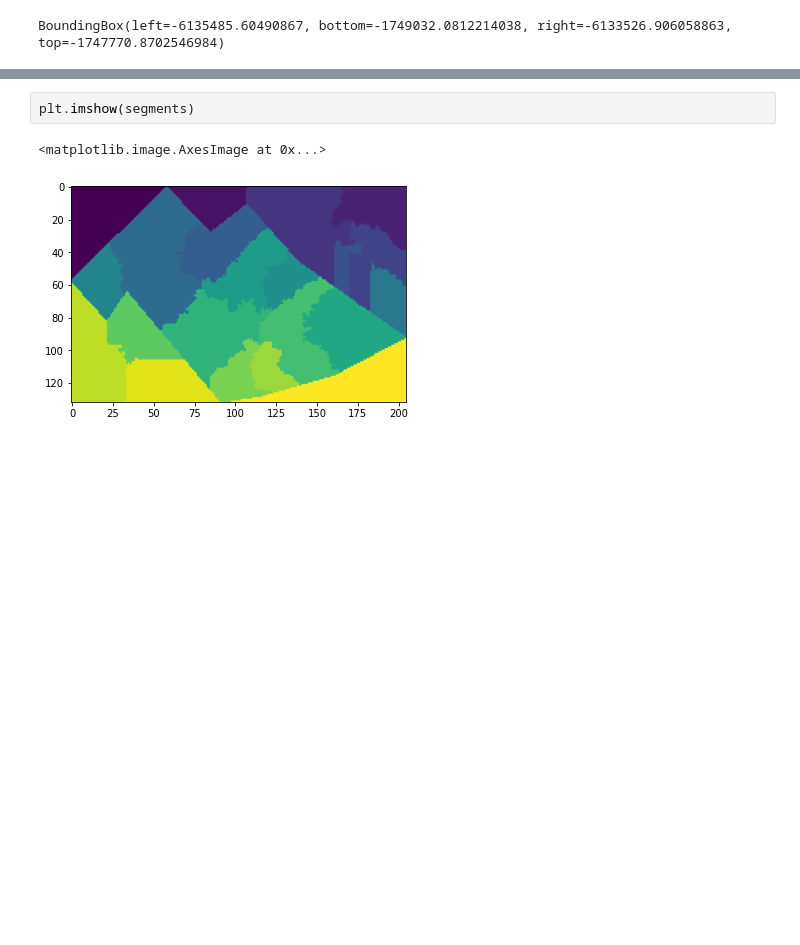
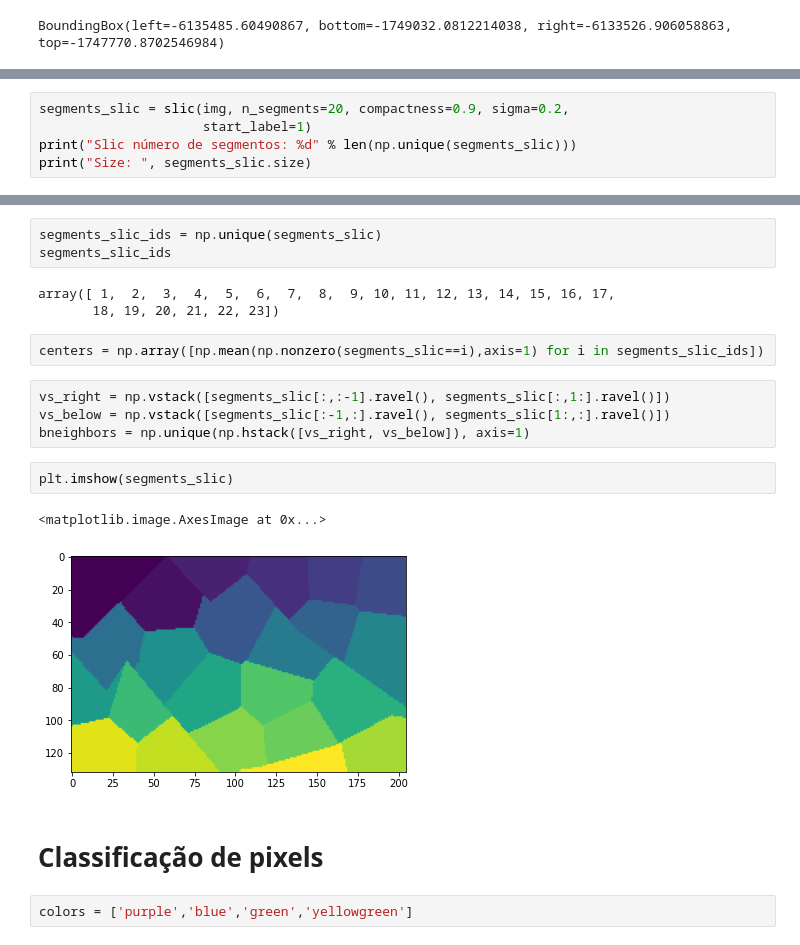
Before and after one commit to g-roger/analise-vegetativa-bemagro, a Jupyter notebook: 20ia_05_EDA_bemagro.ipynb, the cells around one changed output, grey strips where cells are left out. Saved outputs shown, nothing was run; the diff lists cells and outputs as text; blank space fills up the shorter version.

Commit message:
Segmentação e classificação

```diff
--- a/20ia_05_EDA_bemagro.ipynb
+++ b/20ia_05_EDA_bemagro.ipynb
@@ -430,0 +463,5 @@ Quickshift number of segments: 21
+# %%
+segments_slic = slic(img, n_segments=20, compactness=0.9, sigma=0.2,
+                     start_label=1)
+print("Slic número de segmentos: %d" % len(np.unique(segments_slic)))
+print("Size: ", segments_slic.size)
@@ -431,5 +559,21 @@ Quickshift number of segments: 21
+# %%
+segments_slic_ids = np.unique(segments_slic)
+segments_slic_ids
+# %% [output]
+array([ 1,  2,  3,  4,  5,  6,  7,  8,  9, 10, 11, 12, 13, 14, 15, 16, 17,
+       18, 19, 20, 21, 22, 23])
+# %%
+centers = np.array([np.mean(np.nonzero(segments_slic==i),axis=1) for i in segments_slic_ids])
+# %%
+vs_right = np.vstack([segments_slic[:,:-1].ravel(), segments_slic[:,1:].ravel()])
+vs_below = np.vstack([segments_slic[:-1,:].ravel(), segments_slic[1:,:].ravel()])
+bneighbors = np.unique(np.hstack([vs_right, vs_below]), axis=1)
 # %%
-plt.imshow(segments)
+plt.imshow(segments_slic)
 # %% [output]
 <matplotlib.image.AxesImage at 0x...>
-[figure, old version]
+[figure, new version]
+# %% [markdown]
+# Classificação de pixels
+# %%
+colors = ['purple','blue','green','yellowgreen']
```
Also changed, not shown: parts of 29 cells of this notebook.
